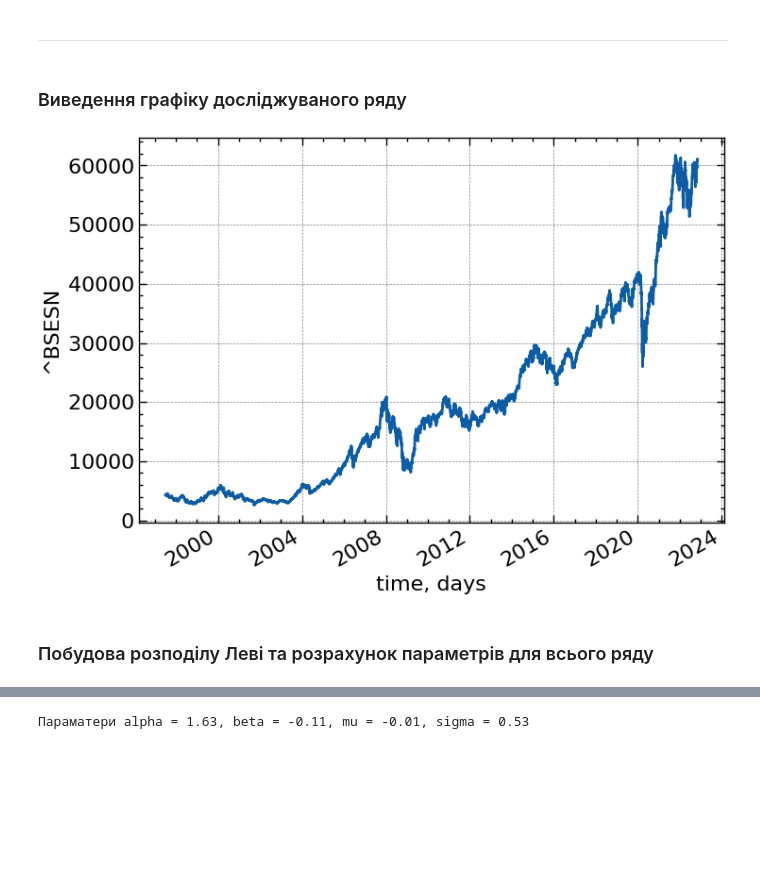
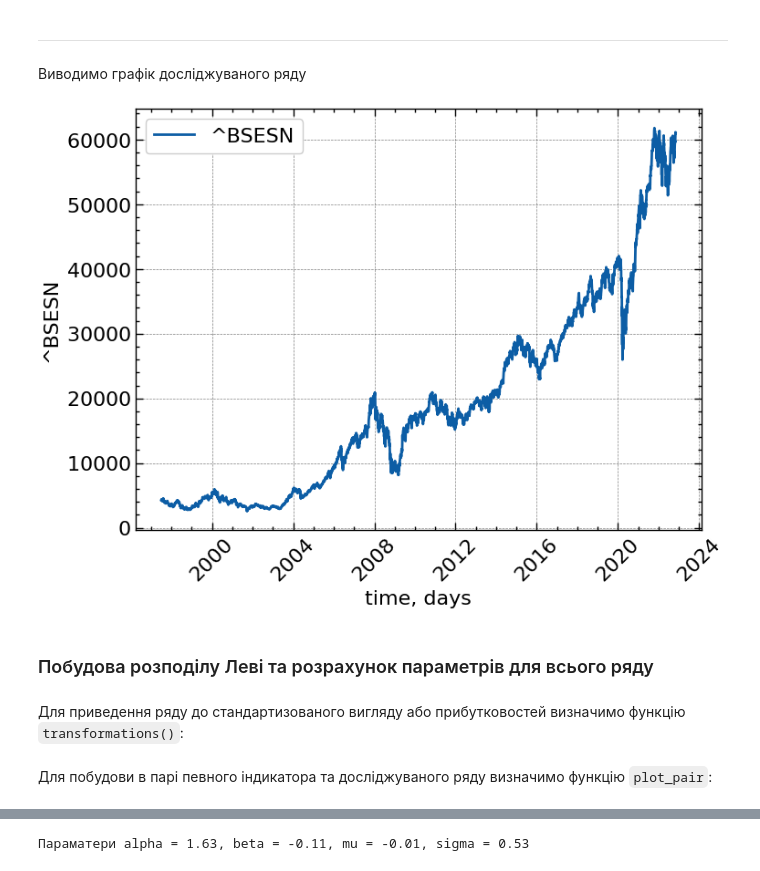
Before and after one commit to Butman2099/Complex-systems-book, a Jupyter notebook: lab_12.ipynb, the cells around one changed output, grey strips where cells are left out. Cells and saved outputs as stored; diff of their text form; code cells hidden in the pictures; blank space fills up the shorter version.

```diff
--- a/lab_12.ipynb
+++ b/lab_12.ipynb
@@ -1021,12 +1021,24 @@ ylabel = symbol                    # підпис по вісі Оу
 # %% [markdown]
 ---
 # %% [markdown]
-### Виведення графіку досліджуваного ряду
+Виводимо графік досліджуваного ряду
 # %%
-time_ser.plot(figsize=(8,6), xlabel=xlabel, ylabel=fr"{symbol}")
-plt.savefig('ts1.jpg', bbox_inches="tight")
-plt.show();
+#| label: fig-bsesn-init
+#| fig-cap: "Динаміка щоденних змін фондового індексу BSESN"
+
+fig, ax = plt.subplots()                   # Створюємо порожній графік
+ax.plot(time_ser.index, time_ser.values)   # Додаємо дані до графіку
+ax.legend([symbol])                        # Додаємо легенду
+ax.set_xlabel(xlabel)                      # Встановимо підпис по вісі Ох
+ax.set_ylabel(ylabel)                      # Встановимо підпис по вісі Oy
+
+plt.xticks(rotation=45)                    # оберт позначок по осі Ох на 45 градусів
+
+plt.savefig(f'{symbol}.jpg')               # Зберігаємо графік
+plt.show();                                # Виводимо графік
 # %% [output]
-[figure, old version]
+[figure, new version]
 # %% [markdown]
 ### Побудова розподілу Леві та розрахунок параметрів для всього ряду
+# %% [markdown]
+Для приведення ряду до стандартизованого вигляду або прибутковостей визначимо функцію `transformations()`:
@@ -1032,0 +1073,2 @@ plt.show();
+# %% [markdown]
+Для побудови в парі певного індикатора та досліджуваного ряду визначимо функцію `plot_pair`:
```
Also changed, not shown: parts of 31 cells of this notebook, 32 other files.
